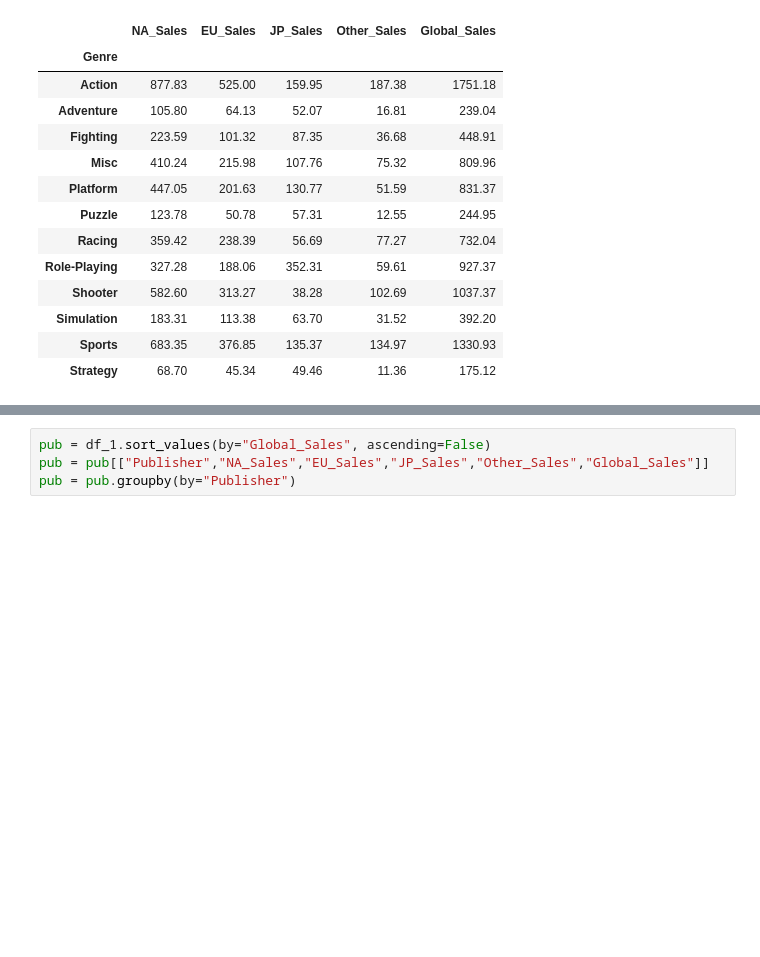
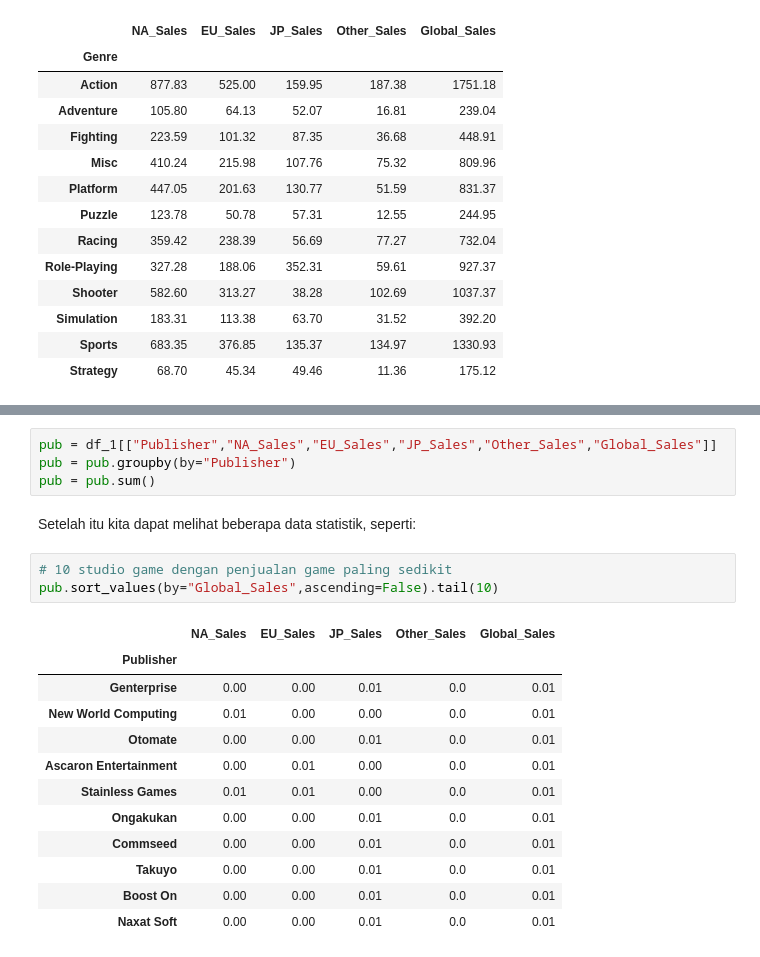
Before and after one commit to nexusprime-hak/Tubes-Pengkom-K-20-2023_2, a Jupyter notebook: Tugas_5.ipynb, the cells around one changed output, grey strips where cells are left out. Drawn from its saved outputs; the diff is of its cells as text; blank space fills up the shorter version.

```diff
--- a/Tugas_5.ipynb
+++ b/Tugas_5.ipynb
@@ -147,4 +147,22 @@ Data dikelompokkan berdasarkan publisher dari game tersebut.
 # %%
-pub = df_1.sort_values(by="Global_Sales", ascending=False)
-pub = pub[["Publisher","NA_Sales","EU_Sales","JP_Sales","Other_Sales","Global_Sales"]]
+pub = df_1[["Publisher","NA_Sales","EU_Sales","JP_Sales","Other_Sales","Global_Sales"]]
 pub = pub.groupby(by="Publisher")
+pub = pub.sum()
+# %% [markdown]
+Setelah itu kita dapat melihat beberapa data statistik, seperti:
+# %%
+# 10 studio game dengan penjualan game paling sedikit
+pub.sort_values(by="Global_Sales",ascending=False).tail(10)
+# %% [output]
+|  | NA_Sales | EU_Sales | JP_Sales | Other_Sales | Global_Sales |
+| Publisher |  |  |  |  |  |
+| Genterprise | 0.00 | 0.00 | 0.01 | 0.0 | 0.01 |
+| New World Computing | 0.01 | 0.00 | 0.00 | 0.0 | 0.01 |
+| Otomate | 0.00 | 0.00 | 0.01 | 0.0 | 0.01 |
+| Ascaron Entertainment | 0.00 | 0.01 | 0.00 | 0.0 | 0.01 |
+| Stainless Games | 0.01 | 0.01 | 0.00 | 0.0 | 0.01 |
+| Ongakukan | 0.00 | 0.00 | 0.01 | 0.0 | 0.01 |
+| Commseed | 0.00 | 0.00 | 0.01 | 0.0 | 0.01 |
+| Takuyo | 0.00 | 0.00 | 0.01 | 0.0 | 0.01 |
+| Boost On | 0.00 | 0.00 | 0.01 | 0.0 | 0.01 |
+| Naxat Soft | 0.00 | 0.00 | 0.01 | 0.0 | 0.01 |
```
Also changed, not shown: parts of 9 cells of this notebook.
